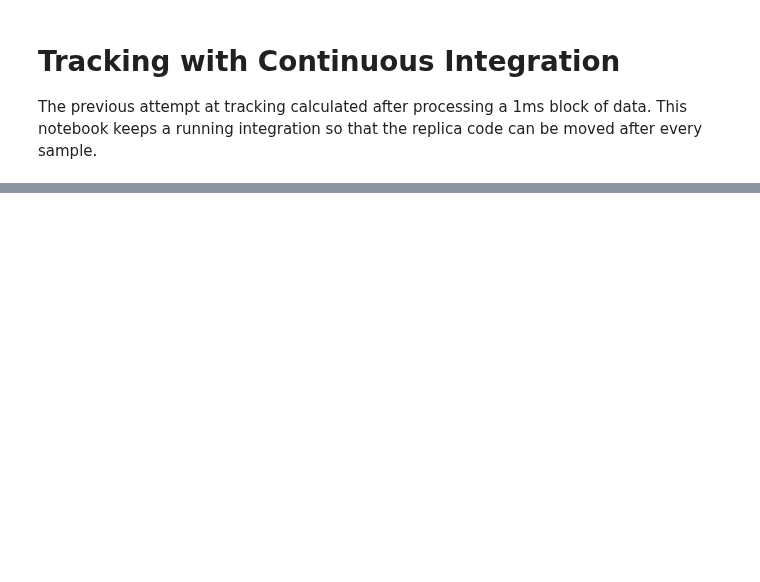
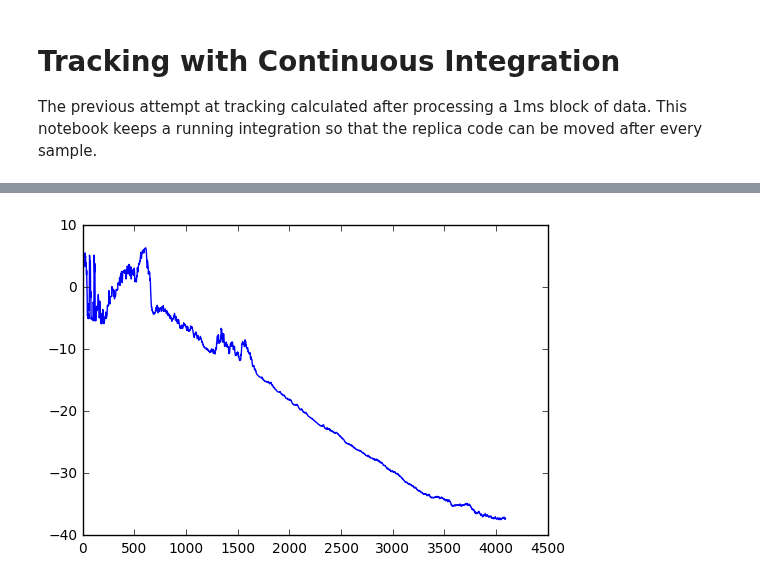
Before and after one commit to psas/gps, a Jupyter notebook: notebooks/Tracking_Continuous.ipynb, the cells around one changed output, grey strips where cells are left out. Cells and saved outputs as stored; diff of their text form; code cells hidden in the pictures; blank space fills up the shorter version.

```diff
--- a/notebooks/Tracking_Continuous.ipynb
+++ b/notebooks/Tracking_Continuous.ipynb
@@ -214,0 +229,5 @@ plt.show()
+# %%
+plt.plot(aoeu)
+plt.show()
+# %% [output]
+[figure, added]
```
Also changed, not shown: parts of 6 cells of this notebook.
